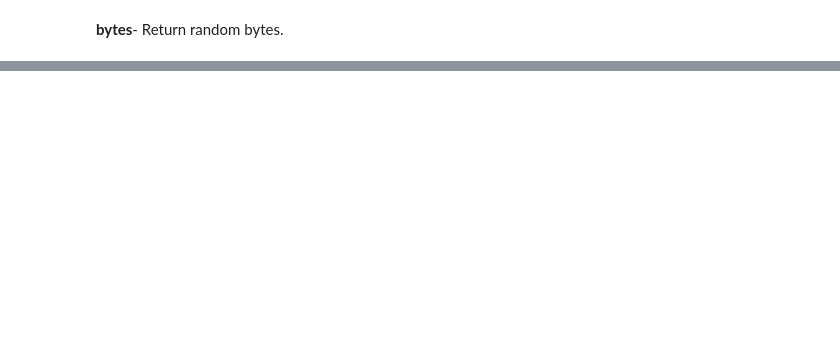
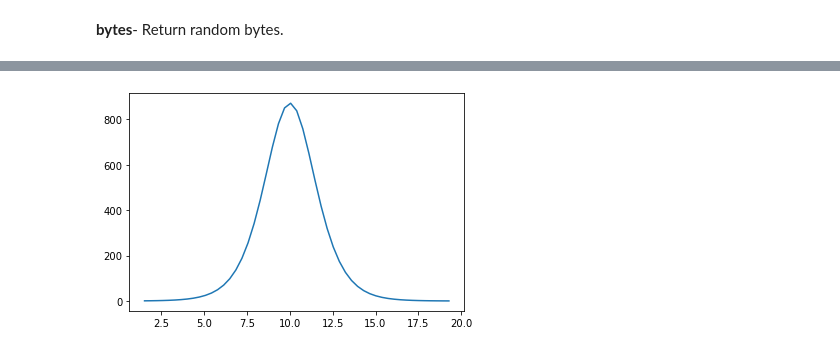
Before and after one commit to AineNicD/numpy-random, a Jupyter notebook: numpy-random.ipynb, the cells around one changed output, grey strips where cells are left out. Cells and saved outputs as stored; diff of their text form; code cells hidden in the pictures; blank space fills up the shorter version.

```diff
--- a/numpy-random.ipynb
+++ b/numpy-random.ipynb
@@ -118,0 +190,4 @@ b'\x06?\x84\xa8\x1b\xd1\x12\xb9\xfd\x91'
+# %%
+x= np.arange(4).reshape((2, 2))
+
+np.random.permutation(x)
@@ -118,0 +217,12 @@ b'\x06?\x84\xa8\x1b\xd1\x12\xb9\xfd\x91'
+# %%
+def logist(x, loc, scale):  #code from numpy.random documentation
+
+    return np.exp((loc-x)/scale)/(scale*(1+np.exp((loc-x)/scale))**2)
+
+lgst_val = logist(bins, loc, scale)
+
+plt.plot(bins, lgst_val * count.max() / lgst_val.max())
+
+plt.show()
+# %% [output]
+[figure, added]
```
Also changed, not shown: parts of 31 cells of this notebook, 2 other files.
